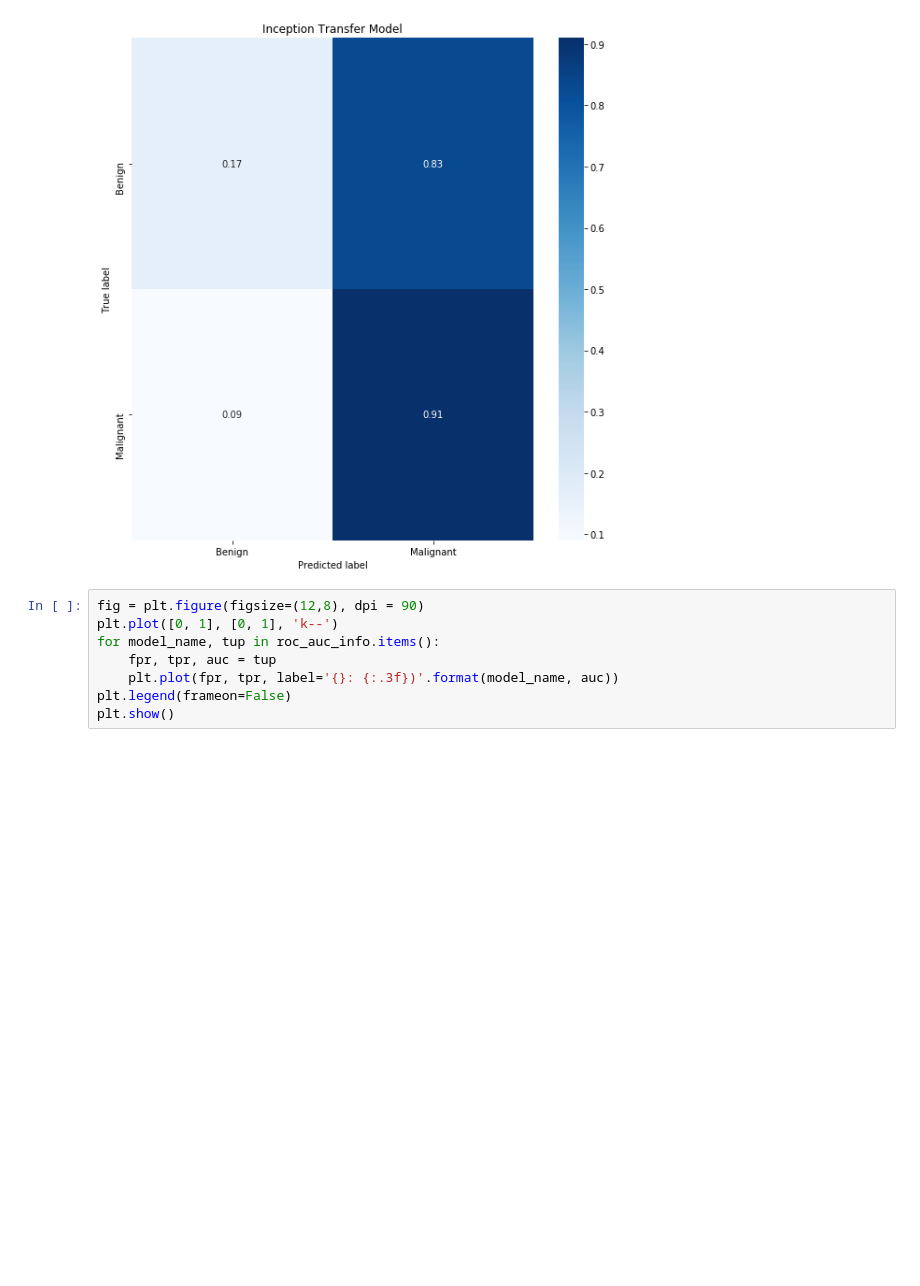
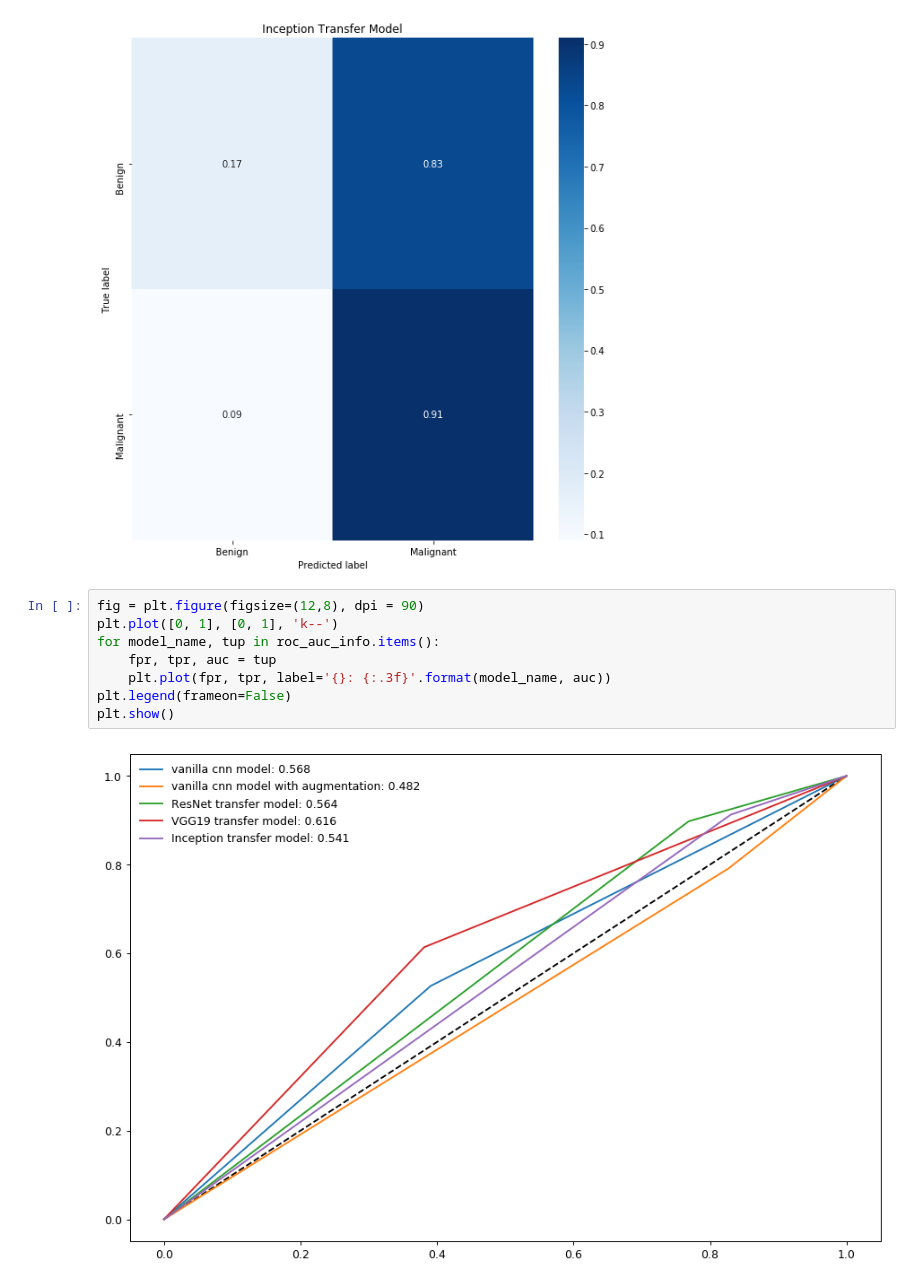
Before and after one commit to simonsoj90/Springboard_Work, a Jupyter notebook: CBIS Code/Multi-Model Classification.ipynb, the cells around one changed output. Cells and saved outputs as stored; diff of their text form; blank space fills up the shorter version.

```diff
--- a/CBIS Code/Multi-Model Classification.ipynb
+++ b/CBIS Code/Multi-Model Classification.ipynb
@@ -923,8 +923,10 @@ True Positive Rate: 0.486
 # %%
 fig = plt.figure(figsize=(12,8), dpi = 90)
 plt.plot([0, 1], [0, 1], 'k--')
 for model_name, tup in roc_auc_info.items():
     fpr, tpr, auc = tup
-    plt.plot(fpr, tpr, label='{}: {:.3f})'.format(model_name, auc))
+    plt.plot(fpr, tpr, label='{}: {:.3f}'.format(model_name, auc))
 plt.legend(frameon=False)
 plt.show()
+# %% [output]
+[figure, added]
```
